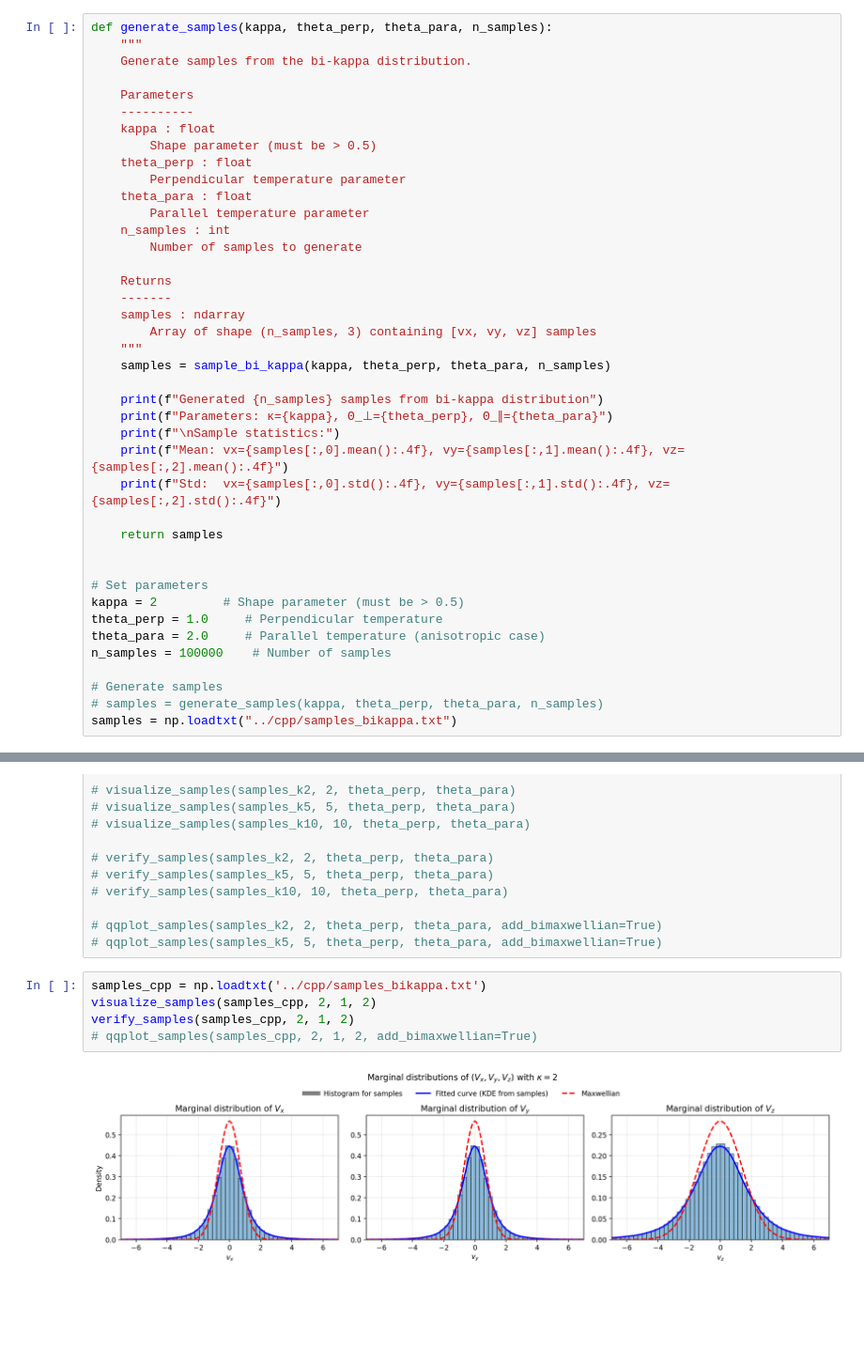
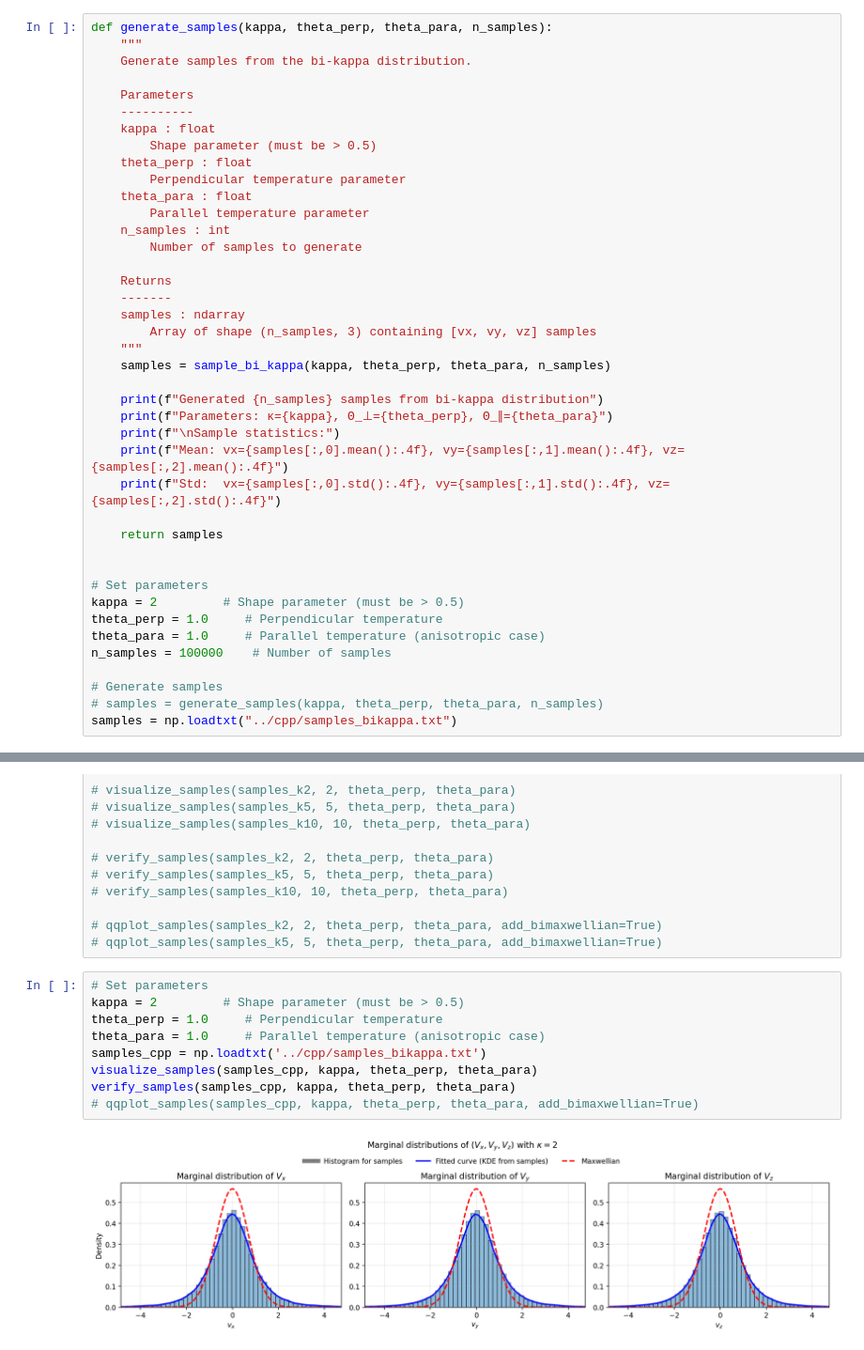
Before and after one commit to KehengZhu/bi-kappa-distribution-sampling, a Jupyter notebook: python/bi-kappa sampling.ipynb, the cells around one changed output, grey strips where cells are left out. Shown at 94% size. Drawn from its saved outputs; the diff is of its cells as text; blank space fills up the shorter version.

```diff
--- a/python/bi-kappa sampling.ipynb
+++ b/python/bi-kappa sampling.ipynb
@@ -106,7 +106,7 @@ def generate_samples(kappa, theta_perp, theta_para, n_samples):
 # Set parameters
 kappa = 2         # Shape parameter (must be > 0.5)
 theta_perp = 1.0     # Perpendicular temperature
-theta_para = 2.0     # Parallel temperature (anisotropic case)
+theta_para = 1.0     # Parallel temperature (anisotropic case)
 n_samples = 100000    # Number of samples
 
 # Generate samples
@@ -519,9 +519,13 @@ def qqplot_samples(samples, kappa, theta_perp, theta_para, dpi=200, save=True, a
 # qqplot_samples(samples_k2, 2, theta_perp, theta_para, add_bimaxwellian=True)
 # qqplot_samples(samples_k5, 5, theta_perp, theta_para, add_bimaxwellian=True)
 # %%
+# Set parameters
+kappa = 2         # Shape parameter (must be > 0.5)
+theta_perp = 1.0     # Perpendicular temperature
+theta_para = 1.0     # Parallel temperature (anisotropic case)
 samples_cpp = np.loadtxt('../cpp/samples_bikappa.txt')
-visualize_samples(samples_cpp, 2, 1, 2)
-verify_samples(samples_cpp, 2, 1, 2)
-# qqplot_samples(samples_cpp, 2, 1, 2, add_bimaxwellian=True)
+visualize_samples(samples_cpp, kappa, theta_perp, theta_para)
+verify_samples(samples_cpp, kappa, theta_perp, theta_para)
+# qqplot_samples(samples_cpp, kappa, theta_perp, theta_para, add_bimaxwellian=True)
 # %% [output]
-[figure, old version]
+[figure, new version]
```
Also changed, not shown: parts of 1 cell of this notebook, 5 other files.
